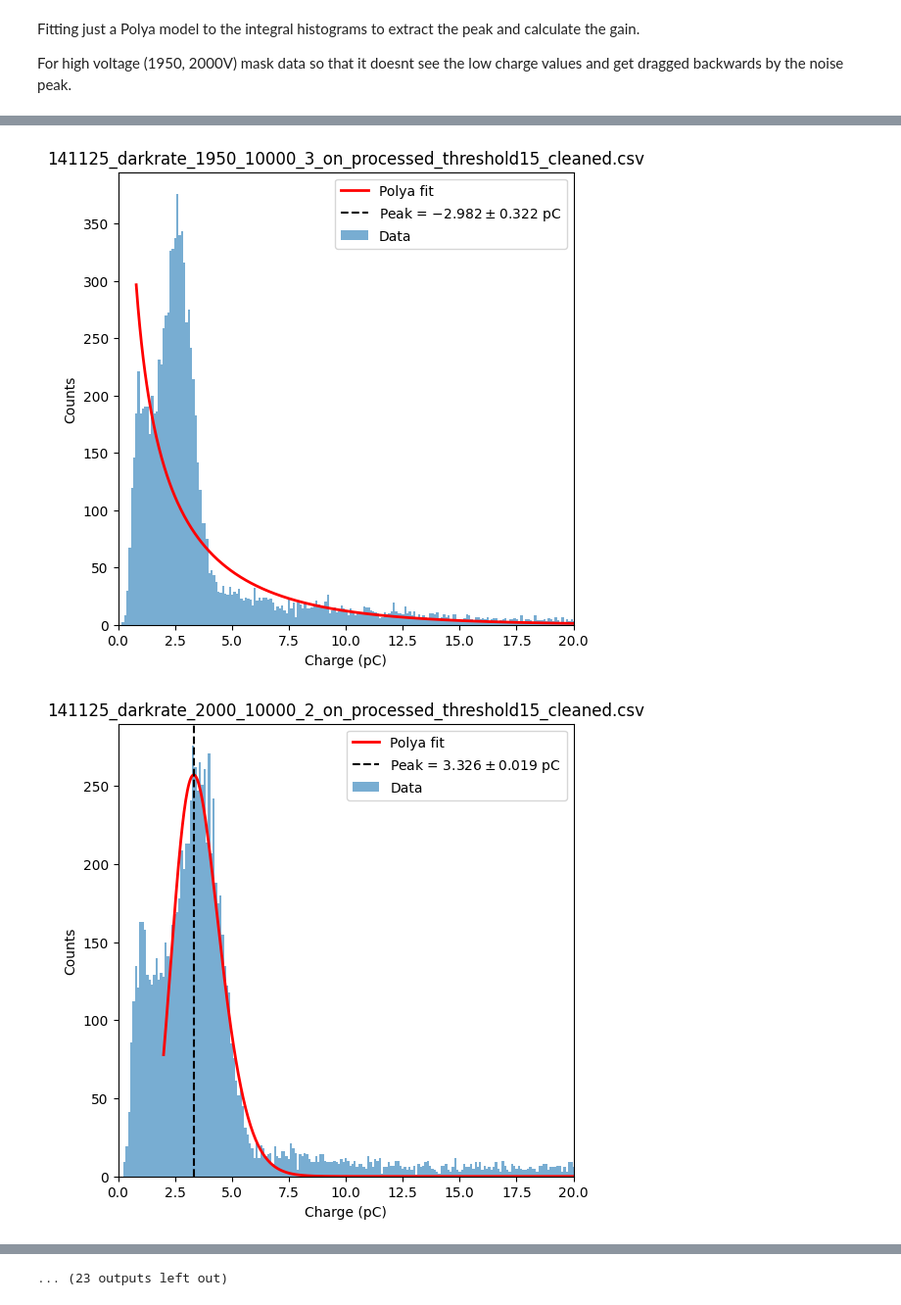
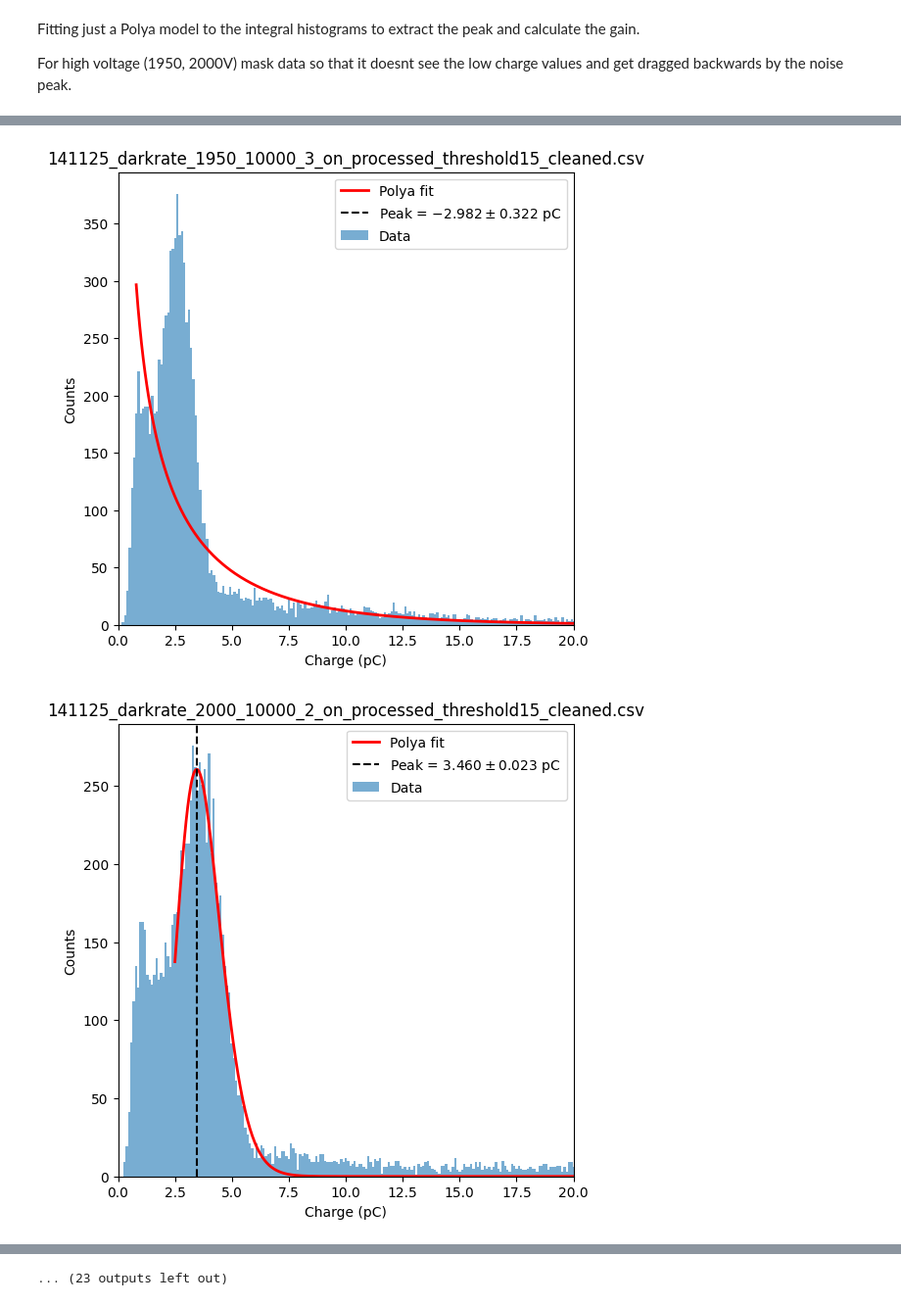
Before and after one commit to hhuckvale/DMProject, a Jupyter notebook: PMT_Characteristics/Gain/PolyaPeakPositionCSVCreator_DRonly.ipynb, the cells around one changed output, grey strips where cells are left out. Shown at 98% size. Cells and saved outputs as stored; diff of their text form; code cells hidden in the pictures.

```diff
--- a/PMT_Characteristics/Gain/PolyaPeakPositionCSVCreator_DRonly.ipynb
+++ b/PMT_Characteristics/Gain/PolyaPeakPositionCSVCreator_DRonly.ipynb
@@ -106,13 +106,13 @@ for file in darkrate_files:
     charge = df['integral_pC'].values
 
     if voltage == 2000:
-        peak, peak_err = fit_polya_and_get_peak(charge, bin_cut = 2, filename=file)
+        peak, peak_err = fit_polya_and_get_peak(charge, bin_cut = 2.5, filename=file)
     if voltage == 1950:
         peak, peak_err = fit_polya_and_get_peak(charge, bin_cut = 0.8, filename=file)
     if voltage == 1900:
         peak, peak_err = fit_polya_and_get_peak(charge, bin_cut = 0.5, filename=file)
     if voltage == 1850:
-        peak, peak_err = fit_polya_and_get_peak(charge, bin_cut =0.4, filename=file)
+        peak, peak_err = fit_polya_and_get_peak(charge, bin_cut =0.5, filename=file)
     if voltage == 1800:
         peak, peak_err = fit_polya_and_get_peak(charge, bin_cut = 0.3, filename=file)
     if voltage == 1750:
@@ -139,5 +139,5 @@ print('csvs outputted!')
 [figure]
-[figure, old version]
+[figure, new version]
 [figure]
 [figure]
 [figure]
```
Also changed, not shown: parts of 1 cell of this notebook, 2 other files.
